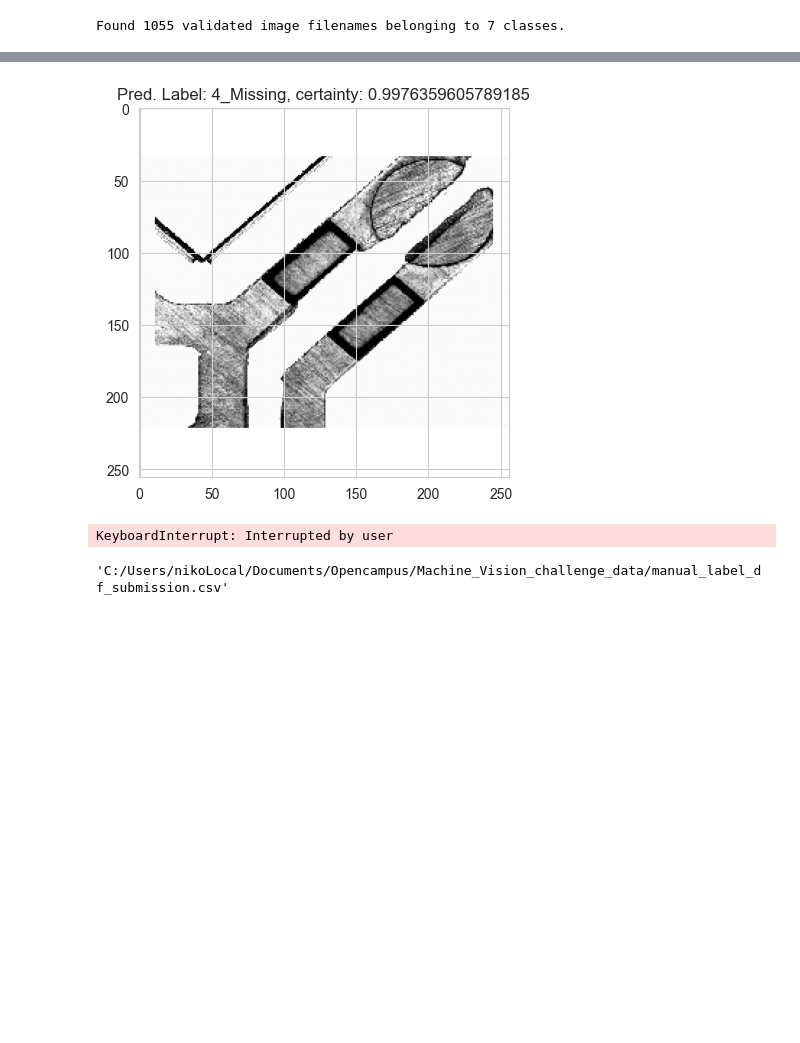
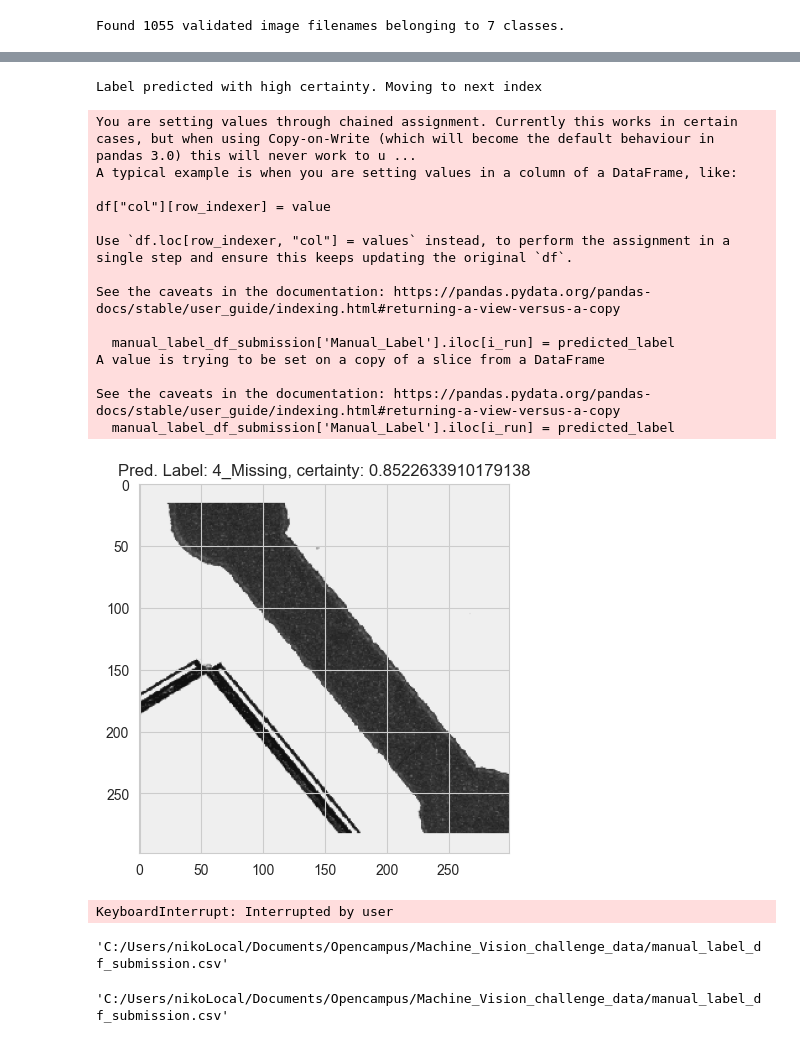
Before and after one commit to Sl4artiB4rtF4rst/MachineVision_Valeo_ChallangeData, a Jupyter notebook: Testing/Niklas/ManualDriftClassLabeling.ipynb, the cells around one changed output, grey strips where cells are left out. Saved outputs shown, nothing was run; the diff lists cells and outputs as text; code cells hidden in the pictures; blank space fills up the shorter version.

Commit message:
Lots of updates
Addded multi phase transfer learning.
Modified the manual labeling of the drift class etc.

```diff
--- a/Testing/Niklas/ManualDriftClassLabeling.ipynb
+++ b/Testing/Niklas/ManualDriftClassLabeling.ipynb
@@ -61,9 +61,13 @@ submission_test_df.head()
 | 3 | 3 | 219a89d631e95e19643566512d8bcc452... | 2003 | Die01 | 6 | 6_Drift |
 | 4 | 4 | 2a441bba89ae0a867b3ee938063d55538... | 2003 | Die01 | 1 | 1_Flat loop |
 # %%
-#Load Baseline model
-Trained_baselineModel = tf.keras.models.load_model(os.path.join(base_file_path, 'BaselineCNN_Model.keras'))
+#Load Well performing model
+
+#C:\Users\nikoLocal\Documents\Opencampus\Machine_Vision_challenge_data\model_evaluation\ImgSz_299_Aug_unbalanced_Cweights_focalLoss\InceptionV3_MultiPhase_full_fine_tune
+
+Trained_Model = tf.keras.models.load_model(os.path.join(base_file_path, 'model_evaluation\ImgSz_299_Aug_unbalanced_Cweights_focalLoss\InceptionV3_MultiPhase_full_fine_tune\model.keras'))
 # %%
+
 # initialize ImageDataGenerators
 # use ImageDataGen because it has method flow_from_dataframe() that works really well together with pandas dataframes
 # https://www.tensorflow.org/api_docs/python/tf/keras/preprocessing/image/ImageDataGenerator
@@ -72,7 +76,7 @@ Trained_baselineModel = tf.keras.models.load_model(os.path.join(base_file_path,
 
 # HYPERPARAMTERS ########
 
-target_size = (256,256) #pixel size to load img
+target_size = (299,299) #pixel size to load img - needs to be identical to the model training. Now 299x299
 class_mode = 'categorical' # how to store labels - either categorical (one-hot encoding) or as numbers
 #class_mode = 'input'
 batch_size = 8 #later player around with batch size to see how it affects performance
@@ -103,7 +107,7 @@ test_generator_submission = datagen_submission_test.flow_from_dataframe(
     keep_aspect_ratio = True,
     class_mode=class_mode,
     batch_size=1,
-    color_mode="grayscale",
+    color_mode="rgb", #also needs to be identical to model used
     shuffle=False,
     seed=42,
     subset='training')
@@ -113,6 +117,6 @@ Found 1055 validated image filenames belonging to 7 classes.
 label_list_test =  ['0_GOOD','1_Flat loop','2_White lift-off','3_Black lift-off','4_Missing','5_Short circuit MOS','6_Drift']
 # %%
 #make full series of predictions for test data
-predicted_labels = Trained_baselineModel.predict(test_generator_submission)
+predicted_labels = Trained_Model.predict(test_generator_submission)
 predicted_labels_num = np.argmax(predicted_labels, axis=-1)#convert to numerical - np.argmax directly does the job
 # %% [output]
@@ -132,11 +136,15 @@ manual_label_df_submission['Manual_Label'] = 'n.a.'
 saveName = 'manual_label_df_submission.csv'
 SavePath = os.path.join(base_file_path, 'manual_label_df_submission.csv')
 
+Restart_Flag = True
+
 if not os.path.exists(SavePath):
     manual_label_df_submission.to_csv(SavePath, index=False)
 else:
-    #load it instead
-    manual_label_df_submission = pd.read_csv(SavePath)
+    #load it instead and overwrite the data
+    if not Restart_Flag:
+        manual_label_df_submission = pd.read_csv(SavePath)
+        print('loaded dataframe from file')
 # %%
 manual_label_df_submission.head()
 # %% [output]
@@ -154,9 +162,11 @@ manual_label_df_submission.head()
 
 import keyboard
 
-i_run_start = 100
-stop_index = 150
+i_run_start = 0
+stop_index = 1100
 
+if stop_index >= manual_label_df_submission['Manual_Label'].size:
+    stop_index = manual_label_df_submission['Manual_Label'].size
 
 #    submission_image_path
 
@@ -165,7 +175,8 @@ stop_index = 150
 #plt.ion()
 #plt.ioff()
 
-certainty_threshold = 0.7
+#not used at the moment
+certainty_threshold = 0.91
 
 #important to set the batch index to 0 so that we look at the same data every time!
 test_generator_submission.batch_index = i_run_start
@@ -182,42 +193,56 @@ for data in test_generator_submission:
         #move to next data point
         i_run = i_run + 1
     else:
-        prediction = Trained_baselineModel.predict(data, verbose=0)
+        prediction = Trained_Model.predict(data, verbose=0)
         predicted_label = np.argmax(prediction, axis=-1)[0]
 
+        #process every image - do not trust the model certainty
         label_certainty = prediction[0][predicted_label]
 
         temp_img_generator = np.squeeze(data[0])
 
         plt.figure()
         plt.imshow(temp_img_generator, cmap='grey')
         plt.title('Pred. Label: {}, certainty: {}'.format(label_list_test[predicted_label],label_certainty))
 
         plt.pause(0.5)
         #time.sleep(2)
 
         Input_class = input("Press Enter to continue...")
         #key = keyboard.wait()
         print('Input class: {}'.format(Input_class))
 
-        #check whether label is predicted with high certainty
-        #if label_certainty < certainty_threshold:
-            #predicted_label = 6
-
         manual_label_df_submission['Manual_Label'].iloc[i_run] = Input_class
 
         plt.close()
 
         #clear output after user input is registered
         clear_output()
 
+        #save to file after each iteration
+        manual_label_df_submission.to_csv(SavePath, index=False)
+
         #move to next data point
         i_run = i_run + 1
 
 
 #save to model when existing loop to not loose progression
-
 manual_label_df_submission.to_csv(SavePath, index=False)
 # %% [output]
+Label predicted with high certainty. Moving to next index
+You are setting values through chained assignment. Currently this works in certain cases, but when using Copy-on-Write (which will become the default behaviour in pandas 3.0) this will never work to u ...
+A typical example is when you are setting values in a column of a DataFrame, like:
+
+df["col"][row_indexer] = value
+
+Use `df.loc[row_indexer, "col"] = values` instead, to perform the assignment in a single step and ensure this keeps updating the original `df`.
+
+See the caveats in the documentation: https://pandas.pydata.org/pandas-docs/stable/user_guide/indexing.html#returning-a-view-versus-a-copy
+
+  manual_label_df_submission['Manual_Label'].iloc[i_run] = predicted_label
+A value is trying to be set on a copy of a slice from a DataFrame
+
+See the caveats in the documentation: https://pandas.pydata.org/pandas-docs/stable/user_guide/indexing.html#returning-a-view-versus-a-copy
+  manual_label_df_submission['Manual_Label'].iloc[i_run] = predicted_label
-[figure, old version]
+[figure, new version]
-KeyboardInterrupt: Interrupted by user
+KeyboardInterrupt: Interrupted by user
@@ -224,3 +252,7 @@ KeyboardInterrupt: Interrupted by user
+# %%
+SavePath
+# %% [output]
+'C:/Users/nikoLocal/Documents/Opencampus/Machine_Vision_challenge_data/manual_label_df_submission.csv'
 # %%
 SavePath
 # %% [output]
```
Also changed, not shown: parts of 4 cells of this notebook, 2 other files.
